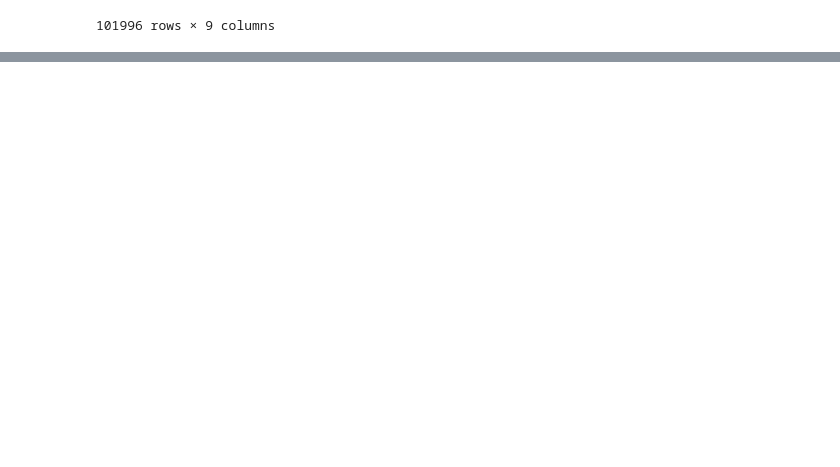
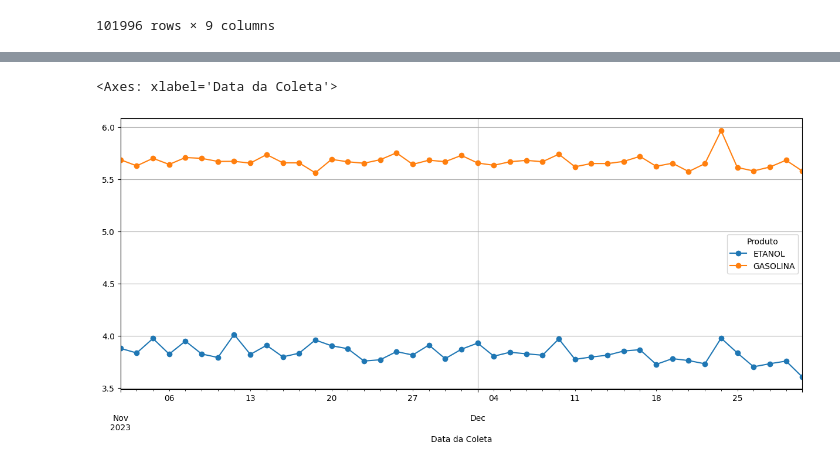
Before and after one commit to arthurlorran1/Projeto-4, a Jupyter notebook: notebook.ipynb, the cells around one changed output, grey strips where cells are left out. Cells and saved outputs as stored; diff of their text form; code cells hidden in the pictures; blank space fills up the shorter version.

```diff
--- a/notebook.ipynb
+++ b/notebook.ipynb
@@ -137,9 +137,9 @@ tabela
 # %% [markdown]
 #### **Mudando o Formato de Data e Preço**
 # %%
-tabela['Data da Coleta'] = pd.to_datetime(tabela['Data da Coleta'], format='%d/%m/%Y')
-tabela['Valor de Venda'] = tabela['Valor de Venda'].str.replace(',', '.').astype(float)
-tabela
+df['Data da Coleta'] = pd.to_datetime(df['Data da Coleta'], format='%d/%m/%Y')
+df['Valor de Venda'] = df['Valor de Venda'].str.replace(',', '.').astype(float)
+df
 # %% [output]
 |  | Regiao - Sigla | Estado - Sigla | Municipio | Bairro | Bandeira | Revenda | Valor de Venda | Produto | ... |
 | 0 | NE | AL | PALMEIRA DOS INDIOS | JOSÉ MAIA COSTA | VIBRA | SEVERINO S. LOPES & CIA. LTDA | 6.30 | GASOLINA | ... |
@@ -200,0 +159,4 @@ etanol_nov_S = etanol_nov[etanol_nov['Regiao - Sigla'] == 'S']
+# %%
+i = df.loc[(df['Produto'] == "GASOLINA ADITIVADA")]
+df.drop(i.index, inplace=True) # O .index informa que voce quer a linha, nao a coluna.
+df
@@ -200,0 +182,5 @@ etanol_nov_S = etanol_nov[etanol_nov['Regiao - Sigla'] == 'S']
+# %%
+ # Agrupando por Data e Produto
+gp1 = df.groupby(['Data da Coleta','Produto'])['Valor de Venda'].mean() # Vendo a media por Dia
+df1 = pd.DataFrame(gp1)
+gp1
@@ -200,0 +201,5 @@ etanol_nov_S = etanol_nov[etanol_nov['Regiao - Sigla'] == 'S']
+# %%
+# o filtro do groupby e transformado em indices por isso tem de reseta-los
+df1 = df1['Valor de Venda'].unstack(level='Produto')
+df1 = df1.T
+df1
@@ -200,0 +216,5 @@ etanol_nov_S = etanol_nov[etanol_nov['Regiao - Sigla'] == 'S']
+# %%
+df1.T.plot(marker='o', grid = True, figsize=(15,6))
+# %% [output]
+<Axes: xlabel='Data da Coleta'>
+[figure, added]
```
Also changed, not shown: parts of 30 cells of this notebook, 2 other files.
